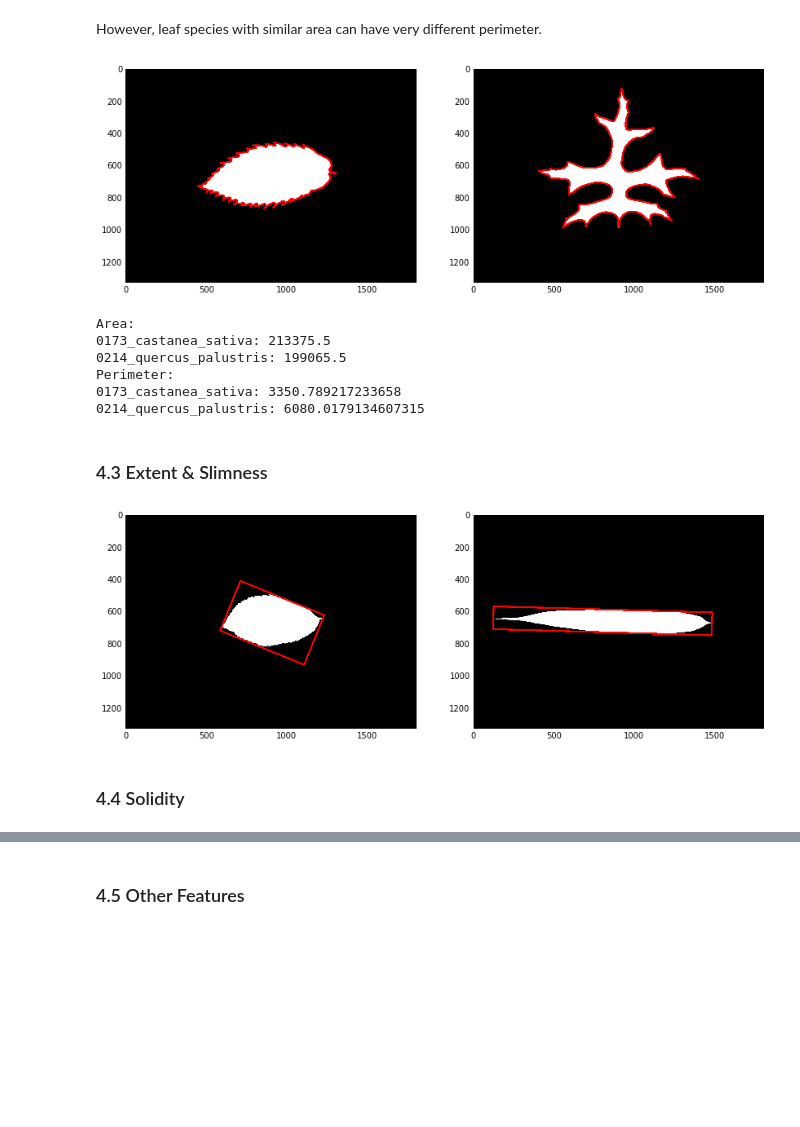
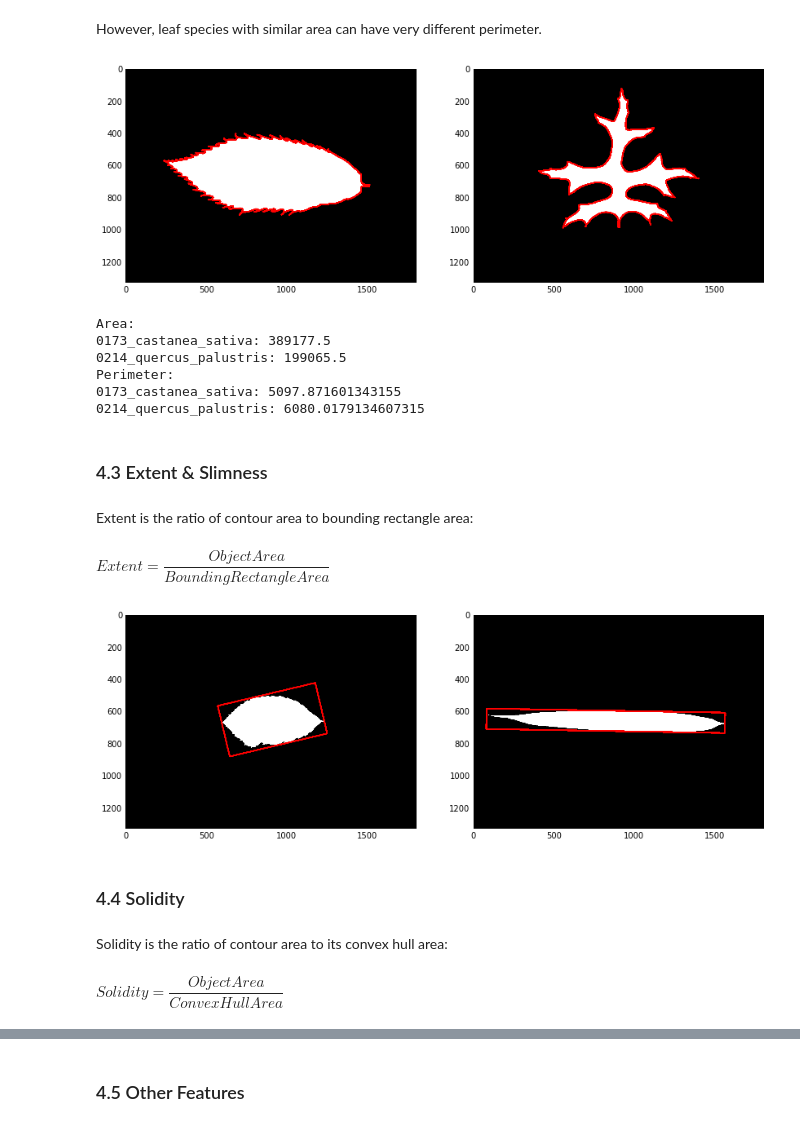
Before and after one commit to Larissa13/MAC5749, a Jupyter notebook: projects/group3/Group3.ipynb, the cells around one changed output, grey strips where cells are left out. Drawn from its saved outputs; the diff is of its cells as text; code cells hidden in the pictures; blank space fills up the shorter version.

```diff
--- a/projects/group3/Group3.ipynb
+++ b/projects/group3/Group3.ipynb
@@ -139,0 +158,21 @@ del images
+# %%
+folder = "./data/normalized-images/"
+if not os.path.exists(folder):
+    os.makedirs(folder)
+
+filenames = os.listdir(folder)
+filenames = numpy.array([fname for fname in filenames if re.match(".*.jpg", fname)])
+filenames.sort()
+samples = filenames[[i for i in range(0, 20*16, 16)]]
+
+mpl.rcParams['figure.figsize'] = (17,14)
+plt.figure()
+for i in range(20):
+    plt.subplot(5,4,i+1)
+    plt.title(samples[i][5:-4].replace("_", " "))
+    fig = plt.imshow(cv2.cvtColor(scimg.imread(folder + samples[i]),cv2.COLOR_GRAY2RGB))
+    fig.axes.get_xaxis().set_visible(False)
+    fig.axes.get_yaxis().set_visible(False)
+
+plt.show()
+mpl.rcParams['figure.figsize'] = (14,7)
@@ -160,50 +201,60 @@ plt.show()
 
 However, leaf species with similar area can have very different perimeter.
 # %%
-ret, im1 = cv2.threshold(scimg.imread(folder + "0173_castanea_sativa.jpg"), 127, 255, 0)
-ret, im2 = cv2.threshold(scimg.imread(folder + "0214_quercus_palustris.jpg"), 127, 255, 0)
+ret, im1 = cv2.threshold(scimg.imread(folder + "0336_castanea_sativa.jpg"), 127, 255, 0)
+ret, im2 = cv2.threshold(scimg.imread(folder + "1166_quercus_palustris.jpg"), 127, 255, 0)
 
 im, contours1, hierarchy = cv2.findContours(im1, cv2.RETR_TREE, cv2.CHAIN_APPROX_SIMPLE)
 im, contours2, hierarchy = cv2.findContours(im2, cv2.RETR_TREE, cv2.CHAIN_APPROX_SIMPLE)
+
+contour1 = contours1[numpy.array(list(map(len, contours1))).argmax()]
+contour2 = contours2[numpy.array(list(map(len, contours2))).argmax()]
 
 im1 = cv2.cvtColor(im1, cv2.COLOR_GRAY2RGB)
 im2 = cv2.cvtColor(im2, cv2.COLOR_GRAY2RGB)
 
 im1 = cv2.drawContours(im1, contours1, 0, (255,0,0), 10)
 im2 = cv2.drawContours(im2, contours2, 0, (255,0,0), 10)
 
 plt.figure()
 plt.subplot(1,2,1)
 plt.imshow(im1)
 plt.subplot(1,2,2)
 plt.imshow(im2)
 plt.show()
 
 print("Area:")
-print("0173_castanea_sativa: " + str(cv2.contourArea(contours1[0])))
-print("0214_quercus_palustris: " + str(cv2.contourArea(contours2[0])))
+print("0173_castanea_sativa: " + str(cv2.contourArea(contour1)))
+print("0214_quercus_palustris: " + str(cv2.contourArea(contour2)))
 print("Perimeter:")
-print("0173_castanea_sativa: " + str(cv2.arcLength(contours1[0],True)))
-print("0214_quercus_palustris: " + str(cv2.arcLength(contours2[0],True)))
+print("0173_castanea_sativa: " + str(cv2.arcLength(contour1,True)))
+print("0214_quercus_palustris: " + str(cv2.arcLength(contour2,True)))
 # %% [output]
-[figure, old version]
+[figure, new version]
 Area:
-0173_castanea_sativa: 213375.5
+0173_castanea_sativa: 389177.5
 0214_quercus_palustris: 199065.5
 Perimeter:
-0173_castanea_sativa: 3350.789217233658
+0173_castanea_sativa: 5097.871601343155
 0214_quercus_palustris: 6080.0179134607315
 # %% [markdown]
 ### 4.3 Extent & Slimness
+# %% [markdown]
+Extent is the ratio of contour area to bounding rectangle area:
+# %% [markdown]
+$Extent = \dfrac{Object Area}{Bounding Rectangle Area}$
 # %%
-ret, im1 = cv2.threshold(scimg.imread(folder + "0132_quercus_pontica.jpg"), 127, 255, 0)
-ret, im2 = cv2.threshold(scimg.imread(folder + "0158_arundinaria_simonii.jpg"), 127, 255, 0)
+ret, im1 = cv2.threshold(scimg.imread(folder + "1209_quercus_pontica.jpg"), 127, 255, 0)
+ret, im2 = cv2.threshold(scimg.imread(folder + "0262_arundinaria_simonii.jpg"), 127, 255, 0)
 
 im, contours1, hierarchy = cv2.findContours(im1, cv2.RETR_TREE, cv2.CHAIN_APPROX_SIMPLE)
 im, contours2, hierarchy = cv2.findContours(im2, cv2.RETR_TREE, cv2.CHAIN_APPROX_SIMPLE)
 
-rect1 = cv2.minAreaRect(contours1[0])
-rect2 = cv2.minAreaRect(contours2[0])
+contour1 = contours1[numpy.array(list(map(len, contours1))).argmax()]
+contour2 = contours2[numpy.array(list(map(len, contours2))).argmax()]
+
+rect1 = cv2.minAreaRect(contour1)
+rect2 = cv2.minAreaRect(contour2)
 
 box1 = numpy.int0(cv2.boxPoints(rect1))
 box2 = numpy.int0(cv2.boxPoints(rect2))
@@ -221,7 +272,11 @@ plt.subplot(1,2,2)
 plt.imshow(im2)
 plt.show()
 # %% [output]
-[figure, old version]
+[figure, new version]
 # %% [markdown]
 ### 4.4 Solidity
+# %% [markdown]
+Solidity is the ratio of contour area to its convex hull area:
+# %% [markdown]
+$Solidity = \dfrac{Object Area}{Convex Hull Area}$
 # %%
```
Also changed, not shown: parts of 15 cells of this notebook.
